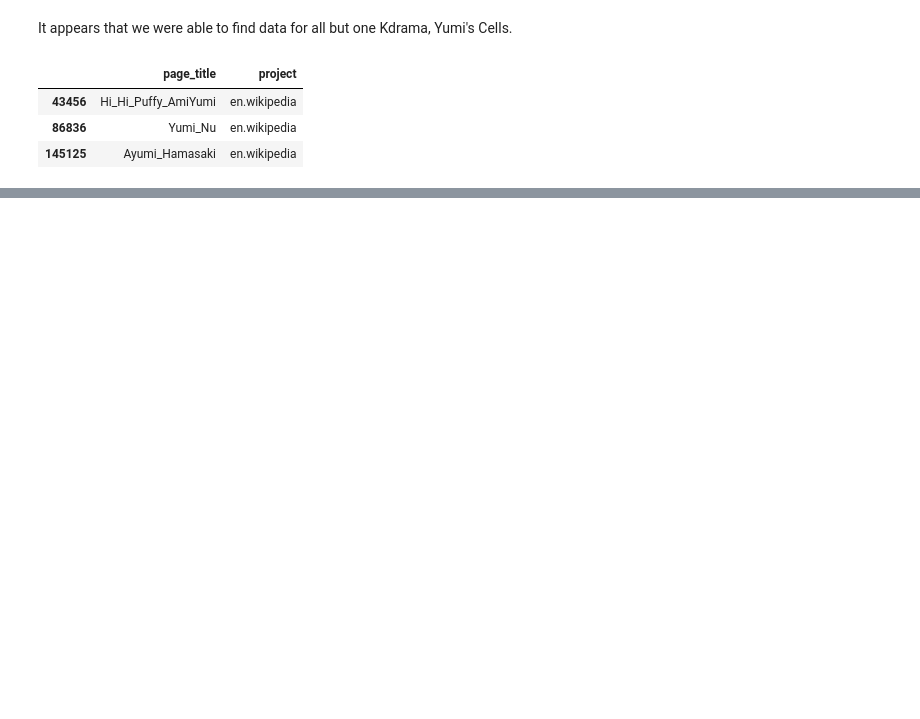
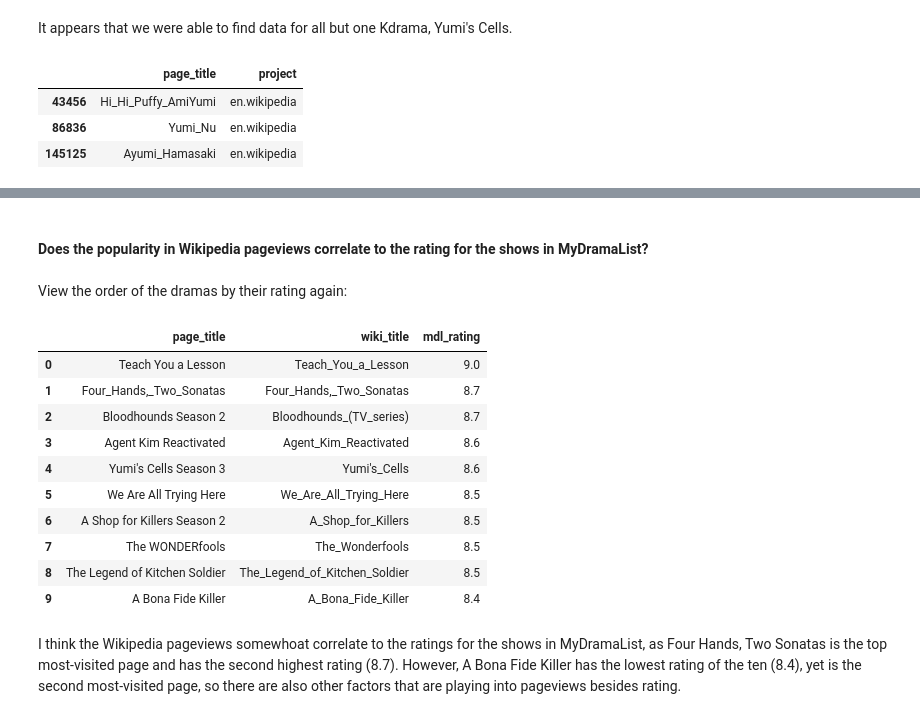
Before and after one commit to kellyc721/cs315-week5-wed, a Jupyter notebook: week5-wed-notebook.ipynb, the cells around one changed output, grey strips where cells are left out. Drawn from its saved outputs; the diff is of its cells as text; code cells hidden in the pictures; blank space fills up the shorter version.

```diff
--- a/week5-wed-notebook.ipynb
+++ b/week5-wed-notebook.ipynb
@@ -508,0 +609,20 @@ For some reason, it appaers that *Yumi's Cells* seems to not be included in the
+# %% [markdown]
+#### Does the popularity in Wikipedia pageviews correlate to the rating for the shows in MyDramaList?
+# %% [markdown]
+View the order of the dramas by their rating again:
+# %%
+top_rated_2026_kdramas
+# %% [output]
+|  | page_title | wiki_title | mdl_rating |
+| 0 | Teach You a Lesson | Teach_You_a_Lesson | 9.0 |
+| 1 | Four_Hands,_Two_Sonatas | Four_Hands,_Two_Sonatas | 8.7 |
+| 2 | Bloodhounds Season 2 | Bloodhounds_(TV_series) | 8.7 |
+| 3 | Agent Kim Reactivated | Agent_Kim_Reactivated | 8.6 |
+| 4 | Yumi's Cells Season 3 | Yumi's_Cells | 8.6 |
+| 5 | We Are All Trying Here | We_Are_All_Trying_Here | 8.5 |
+| 6 | A Shop for Killers Season 2 | A_Shop_for_Killers | 8.5 |
+| 7 | The WONDERfools | The_Wonderfools | 8.5 |
+| 8 | The Legend of Kitchen Soldier | The_Legend_of_Kitchen_Soldier | 8.5 |
+| 9 | A Bona Fide Killer | A_Bona_Fide_Killer | 8.4 |
+# %% [markdown]
+I think the Wikipedia pageviews somewhoat correlate to the ratings for the shows in MyDramaList, as Four Hands, Two Sonatas is the top most-visited page and has the second highest rating (8.7). However, A Bona Fide Killer has the lowest rating of the ten (8.4), yet is the second most-visited page, so there are also other factors that are playing into pageviews besides rating.
```
Also changed, not shown: parts of 19 cells of this notebook, 1 other file.
